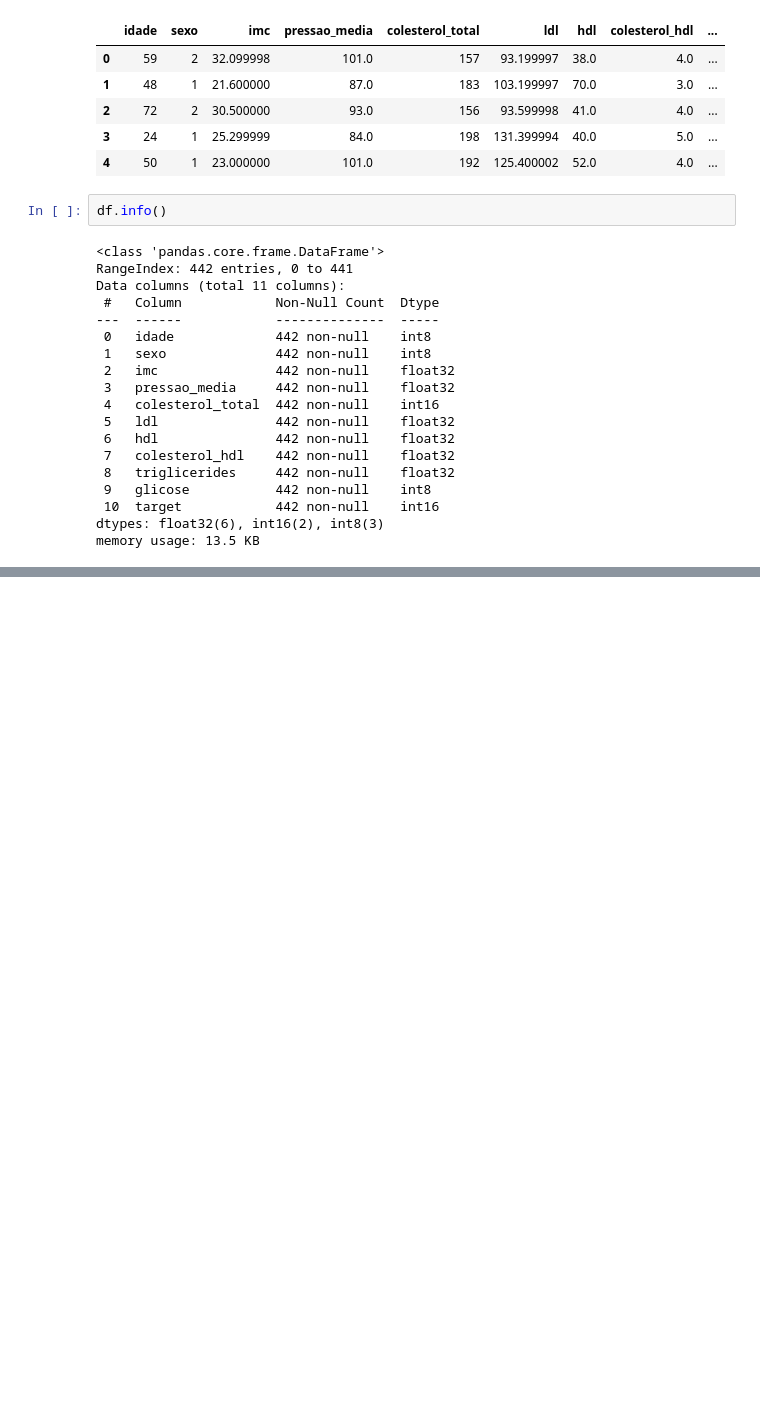
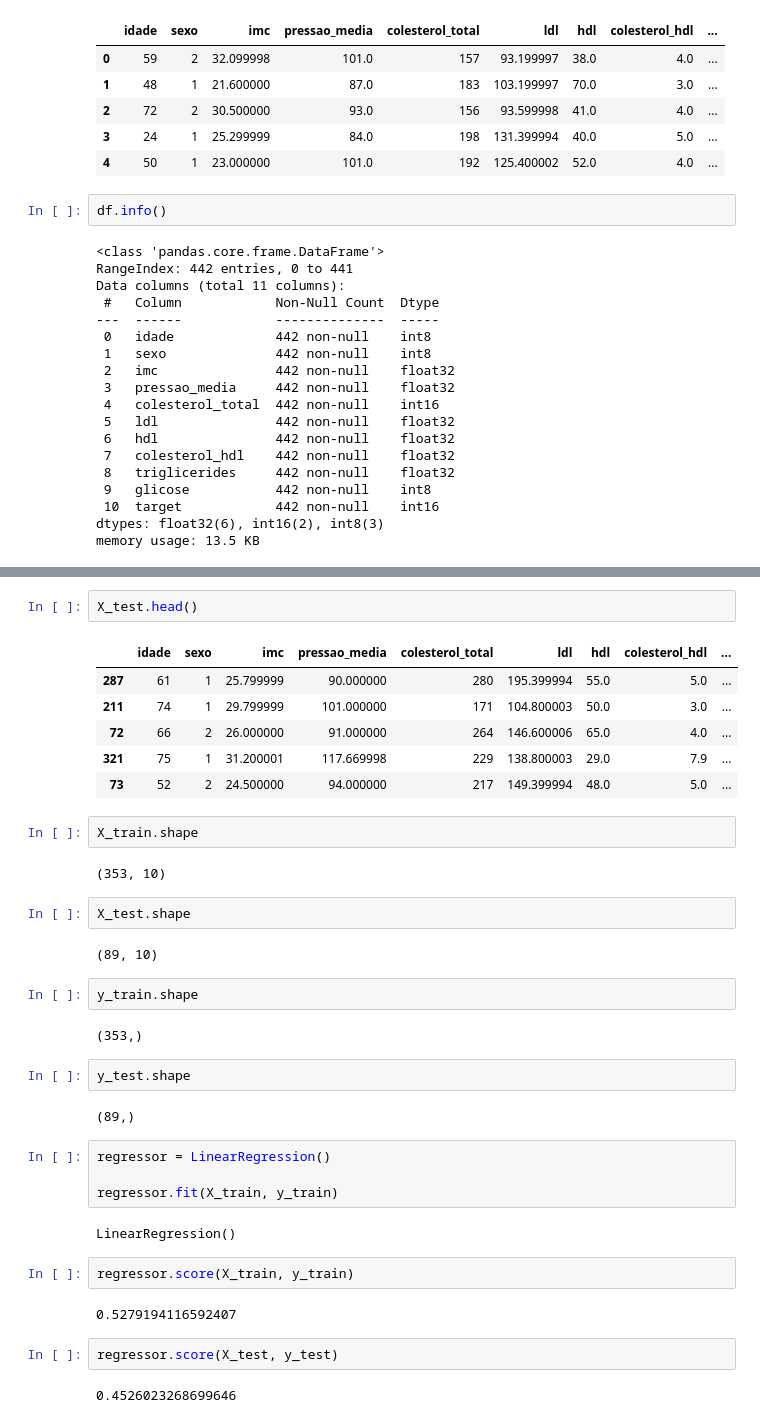
Before and after one commit to stephanyresque/Projeto_diabetes, a Jupyter notebook: notebooks/regressao_linear.ipynb, the cells around one changed output, grey strips where cells are left out. Drawn from its saved outputs; the diff is of its cells as text; blank space fills up the shorter version.

```diff
--- a/notebooks/regressao_linear.ipynb
+++ b/notebooks/regressao_linear.ipynb
@@ -40,0 +63,39 @@ memory usage: 13.5 KB
+# %%
+X_test.head()
+# %% [output]
+|  | idade | sexo | imc | pressao_media | colesterol_total | ldl | hdl | colesterol_hdl | ... |
+| 287 | 61 | 1 | 25.799999 | 90.000000 | 280 | 195.399994 | 55.0 | 5.0 | ... |
+| 211 | 74 | 1 | 29.799999 | 101.000000 | 171 | 104.800003 | 50.0 | 3.0 | ... |
+| 72 | 66 | 2 | 26.000000 | 91.000000 | 264 | 146.600006 | 65.0 | 4.0 | ... |
+| 321 | 75 | 1 | 31.200001 | 117.669998 | 229 | 138.800003 | 29.0 | 7.9 | ... |
+| 73 | 52 | 2 | 24.500000 | 94.000000 | 217 | 149.399994 | 48.0 | 5.0 | ... |
+# %%
+X_train.shape
+# %% [output]
+(353, 10)
+# %%
+X_test.shape
+# %% [output]
+(89, 10)
+# %%
+y_train.shape
+# %% [output]
+(353,)
+# %%
+y_test.shape
+# %% [output]
+(89,)
+# %%
+regressor = LinearRegression()
+
+regressor.fit(X_train, y_train)
+# %% [output]
+LinearRegression()
+# %%
+regressor.score(X_train, y_train)
+# %% [output]
+0.5279194116592407
+# %%
+regressor.score(X_test, y_test)
+# %% [output]
+0.4526023268699646
```
Also changed, not shown: parts of 7 cells of this notebook, 1 other file.
